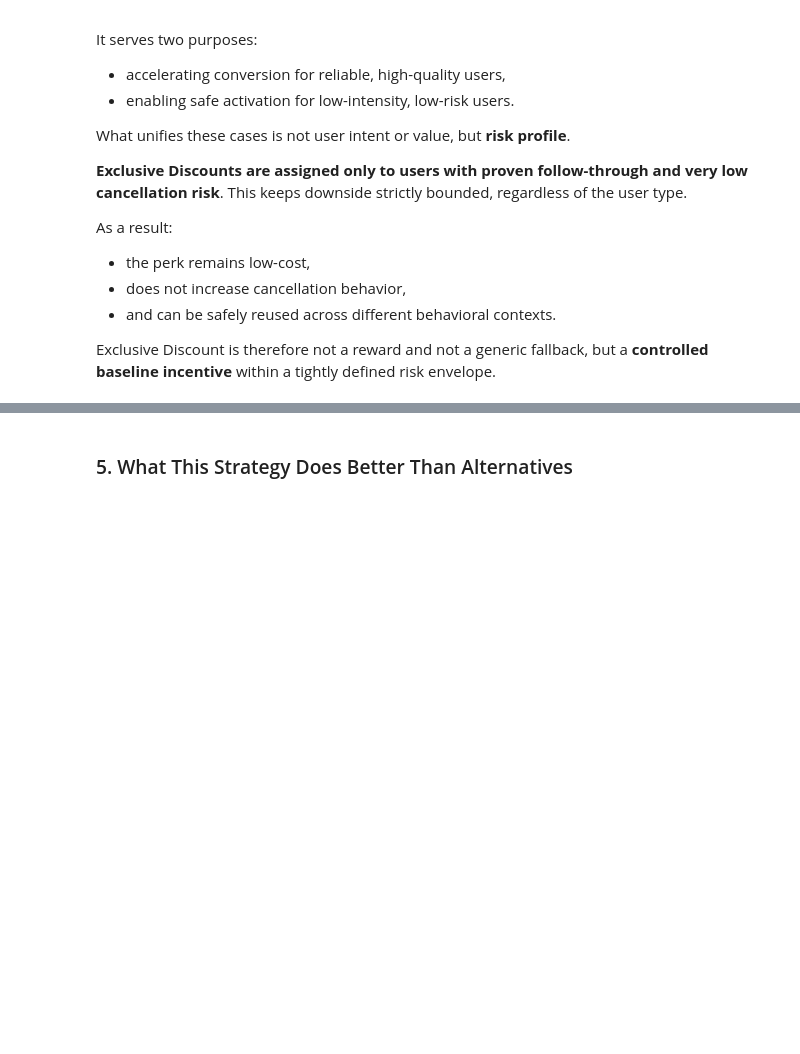
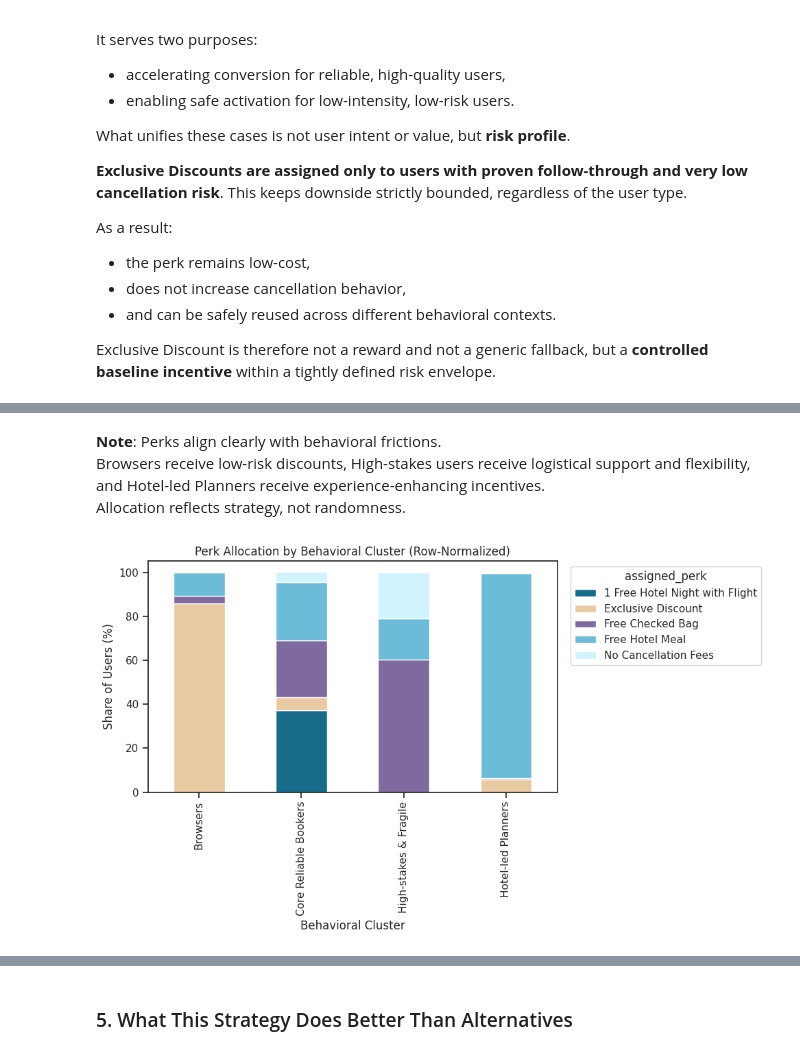
Before and after one commit to MapiAI/TravelTide-Customer-Segmentation, a Jupyter notebook: notebooks/06_evaluation_and_recommendations.ipynb, the cells around one changed output, grey strips where cells are left out. Drawn from its saved outputs; the diff is of its cells as text; code cells hidden in the pictures; blank space fills up the shorter version.

```diff
--- a/notebooks/06_evaluation_and_recommendations.ipynb
+++ b/notebooks/06_evaluation_and_recommendations.ipynb
@@ -368,0 +399,18 @@ Exclusive Discount is therefore not a reward and not a generic fallback, but a *
+# %%
+# import libraries and final user level dataset
+import pandas as pd
+
+csv_path = "../data/final/user_level_perk_assignment.csv"
+df = pd.read_csv(csv_path, low_memory=False)
+
+# Quick preview
+df.head()
+
+# Quick dataset checks
+print("Shape:", df.shape)
+print("Unique users:", df["user_id"].nunique())
+print("Missing assigned perks:", df["assigned_perk"].isnull().sum())
+
+# Enforce 1 user = 1 perk and no null assignments
+assert df["user_id"].nunique() == len(df)
+assert df["assigned_perk"].isnull().sum() == 0
@@ -368,0 +449,11 @@ Exclusive Discount is therefore not a reward and not a generic fallback, but a *
+# %%
+import matplotlib.pyplot as plt
+
+# Perk allocation within each behavioral cluster (row-normalized percentages)
+cluster_perk = pd.crosstab(
+    df["behavior_cluster_name"],
+    df["assigned_perk"],
+    normalize="index"
+).mul(100).round(1)
+
+cluster_perk
@@ -368,0 +467,16 @@ Exclusive Discount is therefore not a reward and not a generic fallback, but a *
+# %% [markdown]
+**Note**: Perks align clearly with behavioral frictions.
+Browsers receive low-risk discounts, High-stakes users receive logistical support and flexibility, and Hotel-led Planners receive experience-enhancing incentives.
+Allocation reflects strategy, not randomness.
+# %%
+# Stacked bar chart to show within-cluster perk composition
+ax = cluster_perk.plot(kind="bar", stacked=True, figsize=(10,6) , color=travel_palette)
+
+plt.xlabel("Behavioral Cluster")
+plt.ylabel("Share of Users (%)")
+plt.title("Perk Allocation by Behavioral Cluster (Row-Normalized)")
+plt.legend(title="assigned_perk", bbox_to_anchor=(1.02, 1), loc="upper left")
+plt.tight_layout()
+plt.show()
+# %% [output]
+[figure, added]
```
Also changed, not shown: parts of 22 cells of this notebook.
